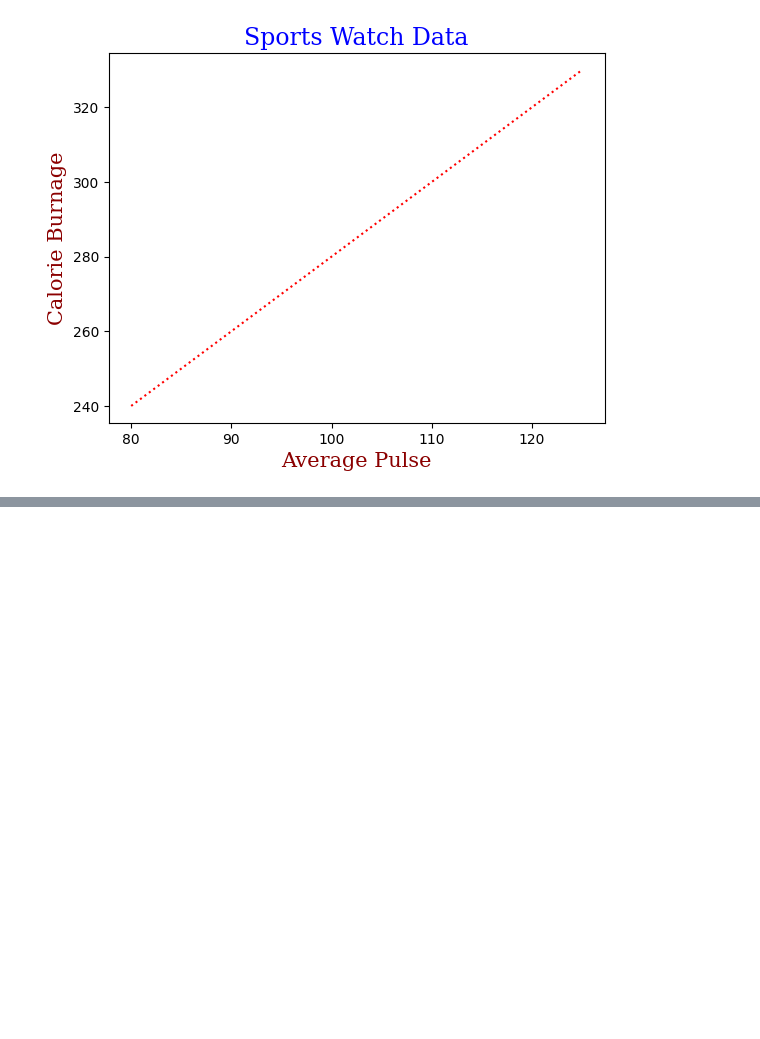
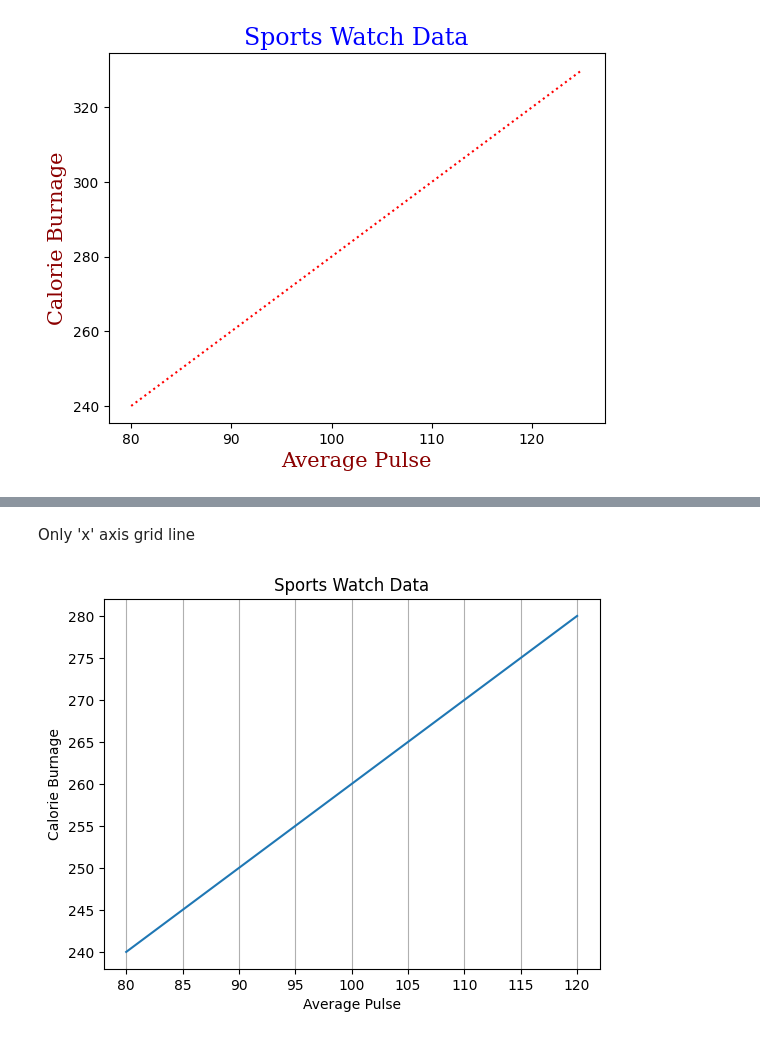
Before and after one commit to VaishnaviJadhav350/intern, a Jupyter notebook: python basics/python libraries/matplotlib.ipynb, the cells around one changed output, grey strips where cells are left out. Saved outputs shown, nothing was run; the diff lists cells and outputs as text; code cells hidden in the pictures; blank space fills up the shorter version.

```diff
--- a/python basics/python libraries/matplotlib.ipynb
+++ b/python basics/python libraries/matplotlib.ipynb
@@ -310,0 +334,19 @@ plt.show()
+# %% [markdown]
+Only 'x' axis grid line
+# %%
+import matplotlib.pyplot as plt
+
+x = [80, 90, 100, 110, 120]
+y = [240, 250, 260, 270, 280]
+
+plt.title("Sports Watch Data")
+plt.xlabel("Average Pulse")
+plt.ylabel("Calorie Burnage")
+
+plt.plot(x, y)
+
+plt.grid(axis='x') # only x-axis grid lines
+
+plt.show()
+# %% [output]
+[figure, added]
```
Also changed, not shown: parts of 25 cells of this notebook.
